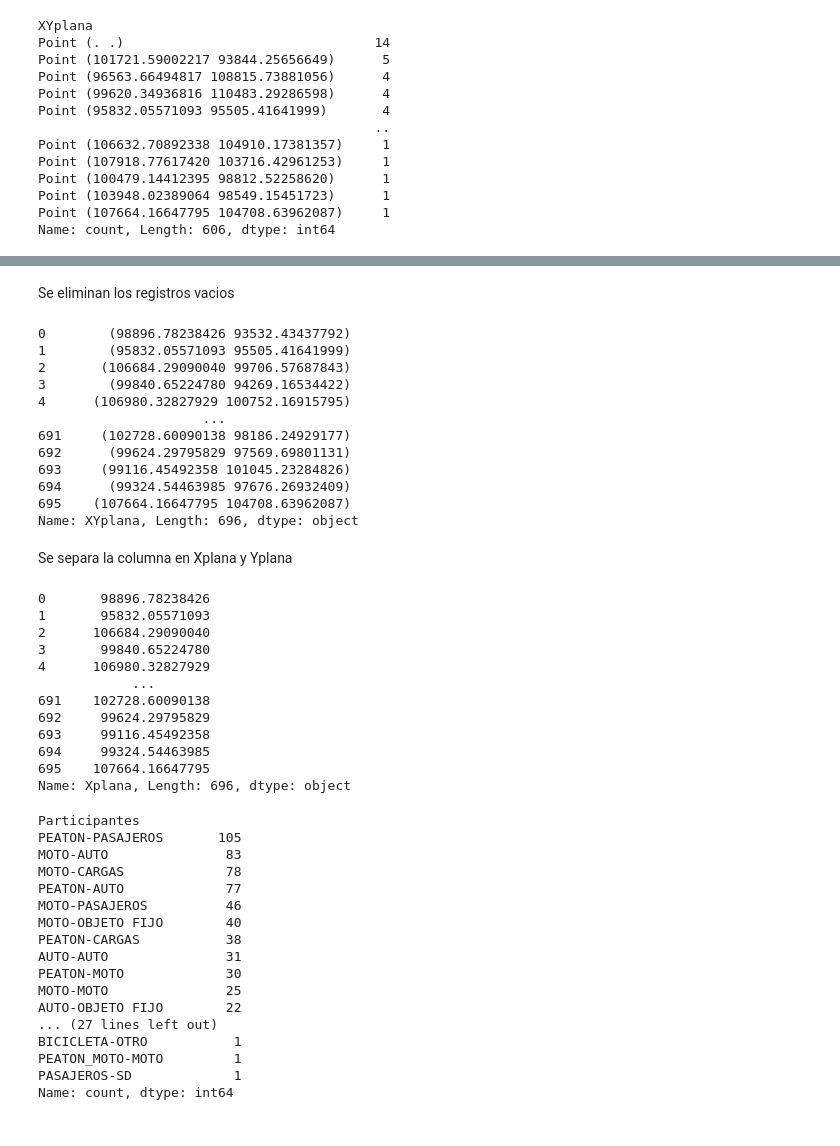
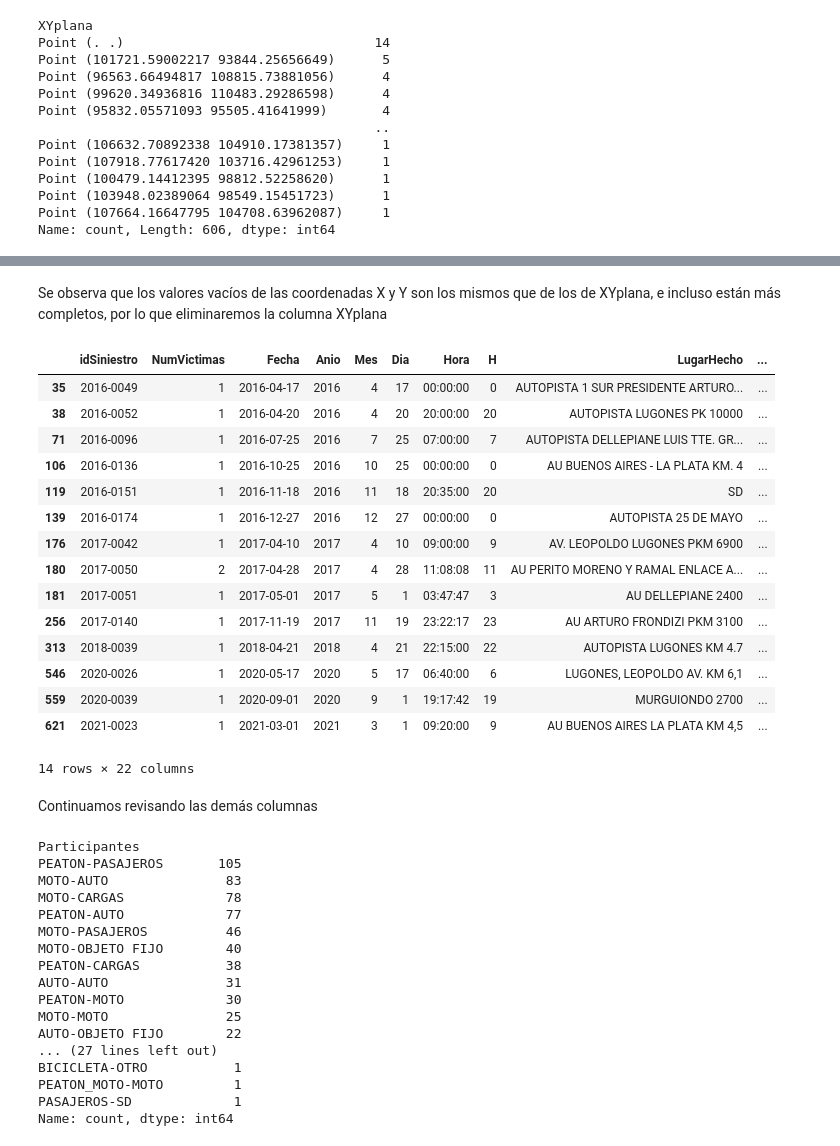
Before and after one commit to priscilamuniz/PI_Accidentes_Viales, a Jupyter notebook: ETL.ipynb, the cells around one changed output, grey strips where cells are left out. Saved outputs shown, nothing was run; the diff lists cells and outputs as text; code cells hidden in the pictures.

```diff
--- a/ETL.ipynb
+++ b/ETL.ipynb
@@ -16,7 +16,7 @@ import Tools as t
 # %% [markdown]
 #### Se extraen los datos a dataframes de pandas
 # %%
-df_homicidios = pd.read_excel('homicidios.xlsx', sheet_name='HECHOS')
+df_homicidios = pd.read_excel('data/homicidios.xlsx', sheet_name='HECHOS')
 df_homicidios.head()
 # %% [output]
 |  | ID | N_VICTIMAS | FECHA | AAAA | MM | DD | HORA | HH | LUGAR_DEL_HECHO | ... |
@@ -139,0 +130,2 @@ Se busca en las demás columnas valores sin datos (registros que no están vacio
+# %%
+df_homicidios.drop('Altura', axis = 1, inplace= True)
@@ -398,41 +374,23 @@ Eliminamos la palabra Point
-# %%
-df_homicidios['XYplana'] = df_homicidios['XYplana'].str.replace('Point ', '')
-# %% [markdown]
-Se eliminan los registros vacios
-# %%
-df_homicidios = df_homicidios[df_homicidios['XYplana'] != '( . .)']
-df_homicidios['XYplana']
-# %% [output]
-0        (98896.78238426 93532.43437792)
-1        (95832.05571093 95505.41641999)
-2       (106684.29090040 99706.57687843)
-3        (99840.65224780 94269.16534422)
-4      (106980.32827929 100752.16915795)
-                     ...
-691     (102728.60090138 98186.24929177)
-692      (99624.29795829 97569.69801131)
-693     (99116.45492358 101045.23284826)
-694      (99324.54463985 97676.26932409)
-695    (107664.16647795 104708.63962087)
-Name: XYplana, Length: 696, dtype: object
-# %% [markdown]
-Se separa la columna en Xplana y Yplana
+# %% [markdown]
+Se observa que los valores vacíos de las coordenadas X y Y son los mismos que de los de XYplana, e incluso están más completos, por lo que eliminaremos la columna XYplana
+# %%
+df_homicidios[df_homicidios['Xplana'] == '.']
+# %% [output]
+|  | idSiniestro | NumVictimas | Fecha | Anio | Mes | Dia | Hora | H | LugarHecho | ... |
+| 35 | 2016-0049 | 1 | 2016-04-17 | 2016 | 4 | 17 | 00:00:00 | 0 | AUTOPISTA 1 SUR PRESIDENTE ARTURO... | ... |
+| 38 | 2016-0052 | 1 | 2016-04-20 | 2016 | 4 | 20 | 20:00:00 | 20 | AUTOPISTA LUGONES PK 10000 | ... |
+| 71 | 2016-0096 | 1 | 2016-07-25 | 2016 | 7 | 25 | 07:00:00 | 7 | AUTOPISTA DELLEPIANE LUIS TTE. GR... | ... |
+| 106 | 2016-0136 | 1 | 2016-10-25 | 2016 | 10 | 25 | 00:00:00 | 0 | AU BUENOS AIRES - LA PLATA KM. 4 | ... |
+| 119 | 2016-0151 | 1 | 2016-11-18 | 2016 | 11 | 18 | 20:35:00 | 20 | SD | ... |
+| 139 | 2016-0174 | 1 | 2016-12-27 | 2016 | 12 | 27 | 00:00:00 | 0 | AUTOPISTA 25 DE MAYO | ... |
+| 176 | 2017-0042 | 1 | 2017-04-10 | 2017 | 4 | 10 | 09:00:00 | 9 | AV. LEOPOLDO LUGONES PKM 6900 | ... |
+| 180 | 2017-0050 | 2 | 2017-04-28 | 2017 | 4 | 28 | 11:08:08 | 11 | AU PERITO MORENO Y RAMAL ENLACE A... | ... |
+| 181 | 2017-0051 | 1 | 2017-05-01 | 2017 | 5 | 1 | 03:47:47 | 3 | AU DELLEPIANE 2400 | ... |
+| 256 | 2017-0140 | 1 | 2017-11-19 | 2017 | 11 | 19 | 23:22:17 | 23 | AU ARTURO FRONDIZI PKM 3100 | ... |
+| 313 | 2018-0039 | 1 | 2018-04-21 | 2018 | 4 | 21 | 22:15:00 | 22 | AUTOPISTA LUGONES KM 4.7 | ... |
+| 546 | 2020-0026 | 1 | 2020-05-17 | 2020 | 5 | 17 | 06:40:00 | 6 | LUGONES, LEOPOLDO AV. KM 6,1 | ... |
+| 559 | 2020-0039 | 1 | 2020-09-01 | 2020 | 9 | 1 | 19:17:42 | 19 | MURGUIONDO 2700 | ... |
+| 621 | 2021-0023 | 1 | 2021-03-01 | 2021 | 3 | 1 | 09:20:00 | 9 | AU BUENOS AIRES LA PLATA KM 4,5 | ... |
+14 rows × 22 columns
 # %%
-df_homicidios[['Xplana', 'Yplana']] = df_homicidios['XYplana'].str.extract(r'\(([\d\.]+)\s([\d\.]+)\)')                  # Separamos las columnas en X y Y
-
-df_homicidios.drop('XYplana', axis=1, inplace=True)                                                                      # Eliminamos la columna original
-
-df_homicidios['Xplana']
+df_homicidios = df_homicidios.drop('XYplana', axis = 1)                     # Eliminamos la columna
-# %% [output]
-0       98896.78238426
-1       95832.05571093
-2      106684.29090040
-3       99840.65224780
-4      106980.32827929
-            ...
-691    102728.60090138
-692     99624.29795829
-693     99116.45492358
-694     99324.54463985
-695    107664.16647795
-Name: Xplana, Length: 696, dtype: object
@@ -443,3 +397,5 @@ df_homicidios['Yplana']
+# %% [markdown]
+Continuamos revisando las demás columnas
 # %%
 df_homicidios['Participantes'].value_counts()
 # %% [output]
```
Also changed, not shown: parts of 69 cells of this notebook, 24 other files.
